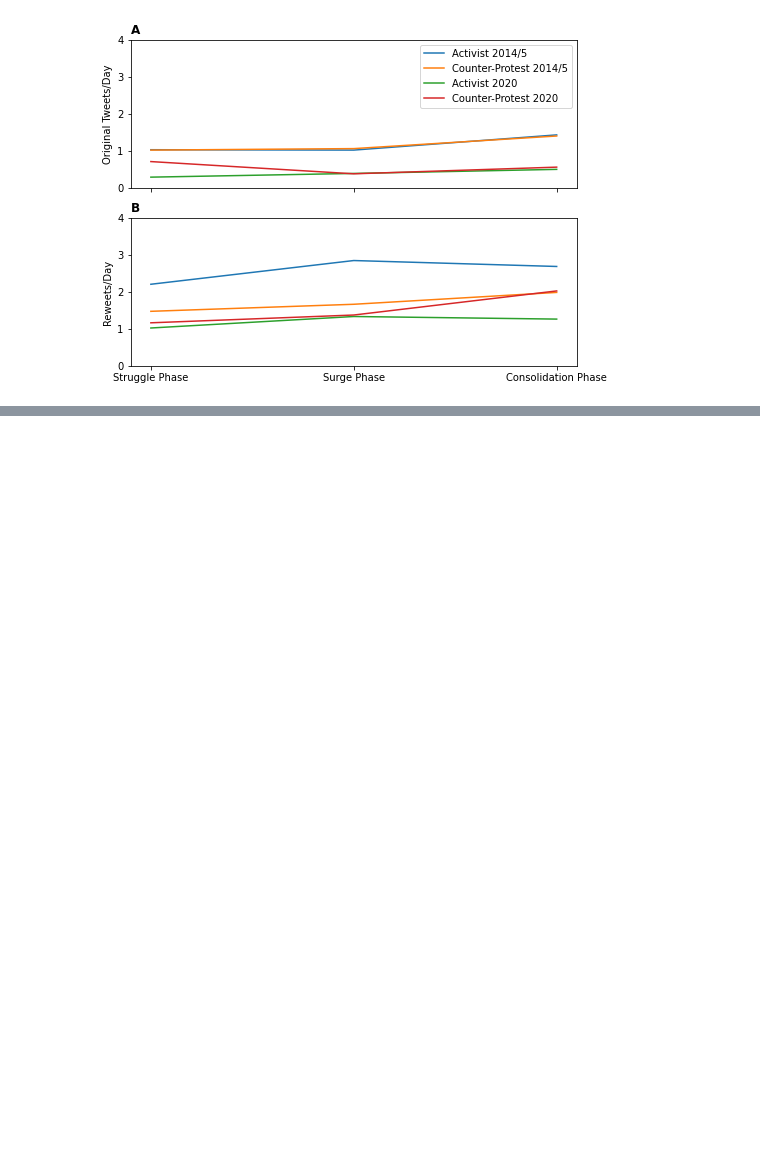
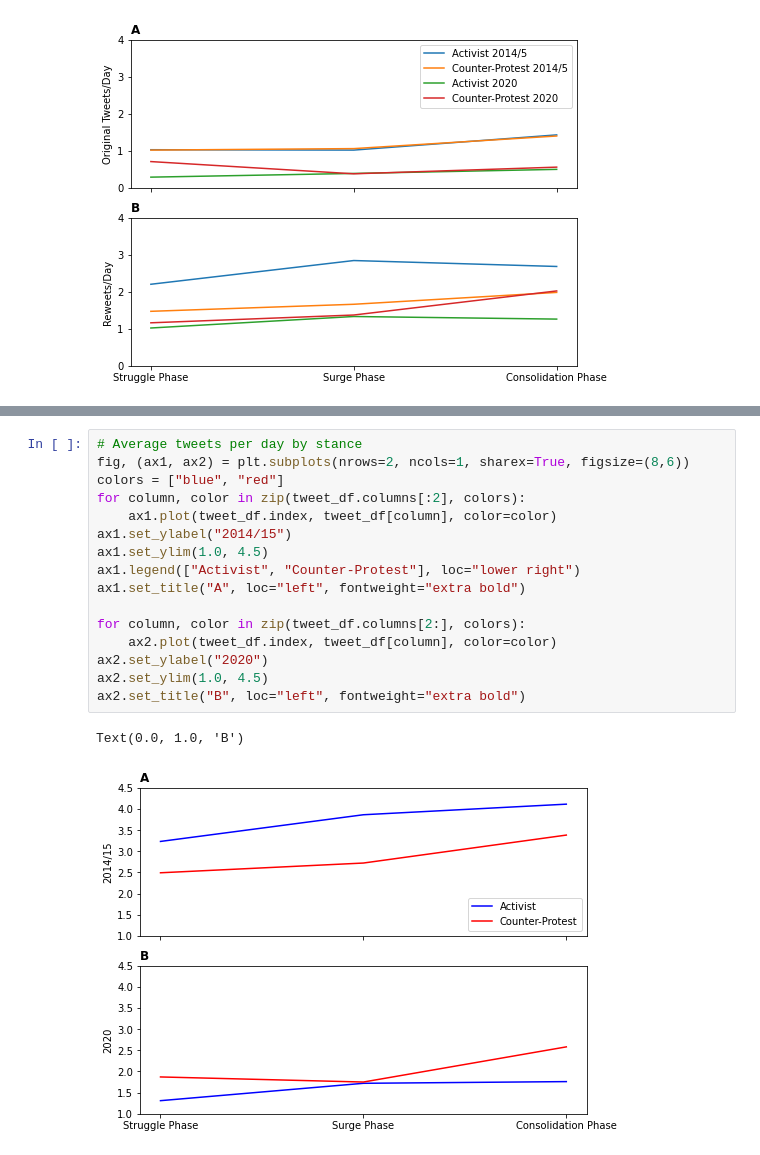
Before and after one commit to chrisfalter/BLM, a Jupyter notebook: src/viz.ipynb, the cells around one changed output, grey strips where cells are left out. Cells and saved outputs as stored; diff of their text form; blank space fills up the shorter version.

Commit message:
Rename a PNG file, update visualizations code + output

```diff
--- a/src/viz.ipynb
+++ b/src/viz.ipynb
@@ -79,0 +88,19 @@ Text(0.0, 1.0, 'B')
+# %%
+# Average tweets per day by stance
+fig, (ax1, ax2) = plt.subplots(nrows=2, ncols=1, sharex=True, figsize=(8,6))
+colors = ["blue", "red"]
+for column, color in zip(tweet_df.columns[:2], colors):
+    ax1.plot(tweet_df.index, tweet_df[column], color=color)
+ax1.set_ylabel("2014/15")
+ax1.set_ylim(1.0, 4.5)
+ax1.legend(["Activist", "Counter-Protest"], loc="lower right")
+ax1.set_title("A", loc="left", fontweight="extra bold")
+
+for column, color in zip(tweet_df.columns[2:], colors):
+    ax2.plot(tweet_df.index, tweet_df[column], color=color)
+ax2.set_ylabel("2020")
+ax2.set_ylim(1.0, 4.5)
+ax2.set_title("B", loc="left", fontweight="extra bold")
+# %% [output]
+Text(0.0, 1.0, 'B')
+[figure, added]
```
Also changed, not shown: parts of 4 cells of this notebook, 3 other files.
